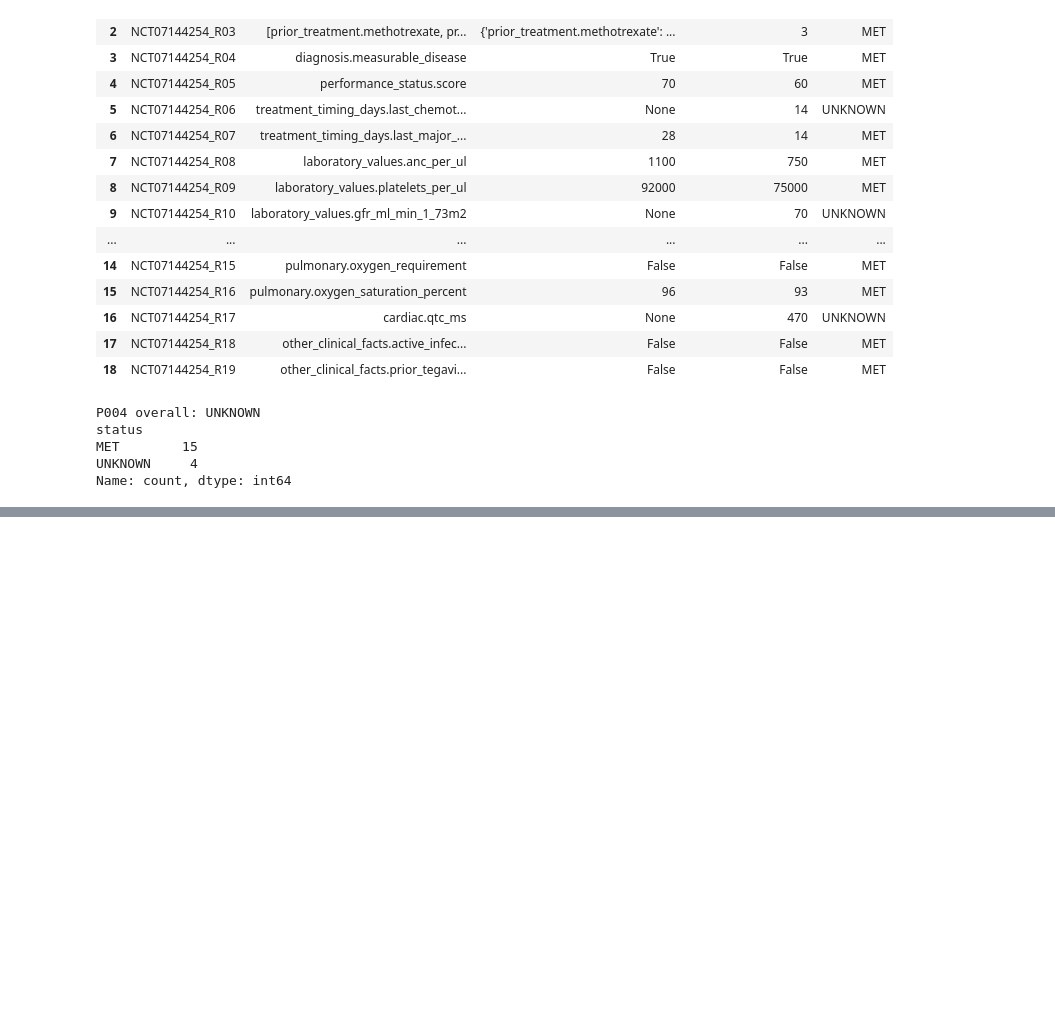
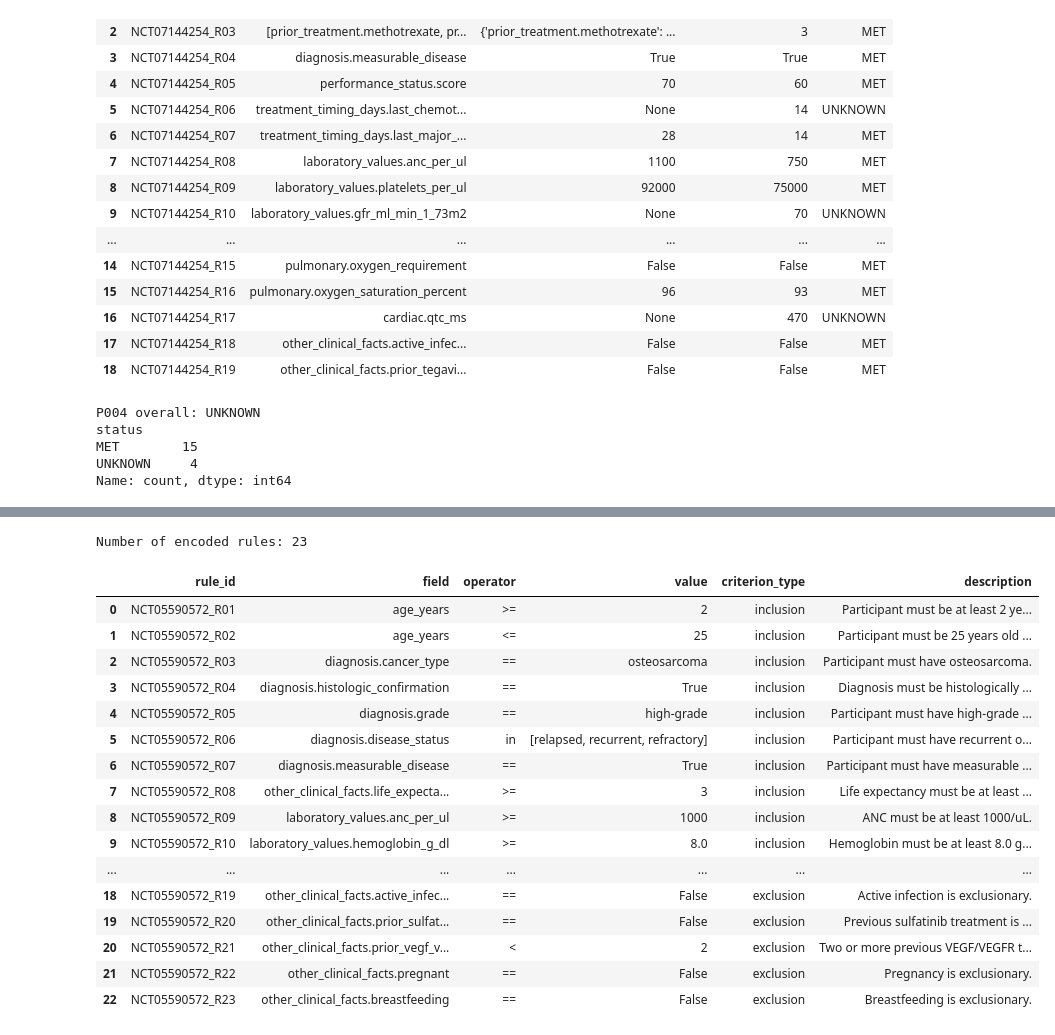
Before and after one commit to Sistamayukha/Neuro-Symbolic-Pediatric-Oncology-Trial-Matching-Assistant, a Jupyter notebook: notebooks/02_encode_symbolic_rules.ipynb, the cells around one changed output, grey strips where cells are left out. Cells and saved outputs as stored; diff of their text form; code cells hidden in the pictures; blank space fills up the shorter version.

```diff
--- a/notebooks/02_encode_symbolic_rules.ipynb
+++ b/notebooks/02_encode_symbolic_rules.ipynb
@@ -1010,0 +1253,23 @@ Name: count, dtype: int64
+# %%
+print("Number of encoded rules:", len(rules_NCT05590572))
+
+pd.DataFrame(rules_NCT05590572)
+# %% [output]
+Number of encoded rules: 23
+|  | rule_id | field | operator | value | criterion_type | description |
+| 0 | NCT05590572_R01 | age_years | >= | 2 | inclusion | Participant must be at least 2 ye... |
+| 1 | NCT05590572_R02 | age_years | <= | 25 | inclusion | Participant must be 25 years old ... |
+| 2 | NCT05590572_R03 | diagnosis.cancer_type | == | osteosarcoma | inclusion | Participant must have osteosarcoma. |
+| 3 | NCT05590572_R04 | diagnosis.histologic_confirmation | == | True | inclusion | Diagnosis must be histologically ... |
+| 4 | NCT05590572_R05 | diagnosis.grade | == | high-grade | inclusion | Participant must have high-grade ... |
+| 5 | NCT05590572_R06 | diagnosis.disease_status | in | [relapsed, recurrent, refractory] | inclusion | Participant must have recurrent o... |
+| 6 | NCT05590572_R07 | diagnosis.measurable_disease | == | True | inclusion | Participant must have measurable ... |
+| 7 | NCT05590572_R08 | other_clinical_facts.life_expecta... | >= | 3 | inclusion | Life expectancy must be at least ... |
+| 8 | NCT05590572_R09 | laboratory_values.anc_per_ul | >= | 1000 | inclusion | ANC must be at least 1000/uL. |
+| 9 | NCT05590572_R10 | laboratory_values.hemoglobin_g_dl | >= | 8.0 | inclusion | Hemoglobin must be at least 8.0 g... |
+| ... | ... | ... | ... | ... | ... | ... |
+| 18 | NCT05590572_R19 | other_clinical_facts.active_infec... | == | False | exclusion | Active infection is exclusionary. |
+| 19 | NCT05590572_R20 | other_clinical_facts.prior_sulfat... | == | False | exclusion | Previous sulfatinib treatment is ... |
+| 20 | NCT05590572_R21 | other_clinical_facts.prior_vegf_v... | < | 2 | exclusion | Two or more previous VEGF/VEGFR t... |
+| 21 | NCT05590572_R22 | other_clinical_facts.pregnant | == | False | exclusion | Pregnancy is exclusionary. |
+| 22 | NCT05590572_R23 | other_clinical_facts.breastfeeding | == | False | exclusion | Breastfeeding is exclusionary. |
```
Also changed, not shown: parts of 31 cells of this notebook, 4 other files.
